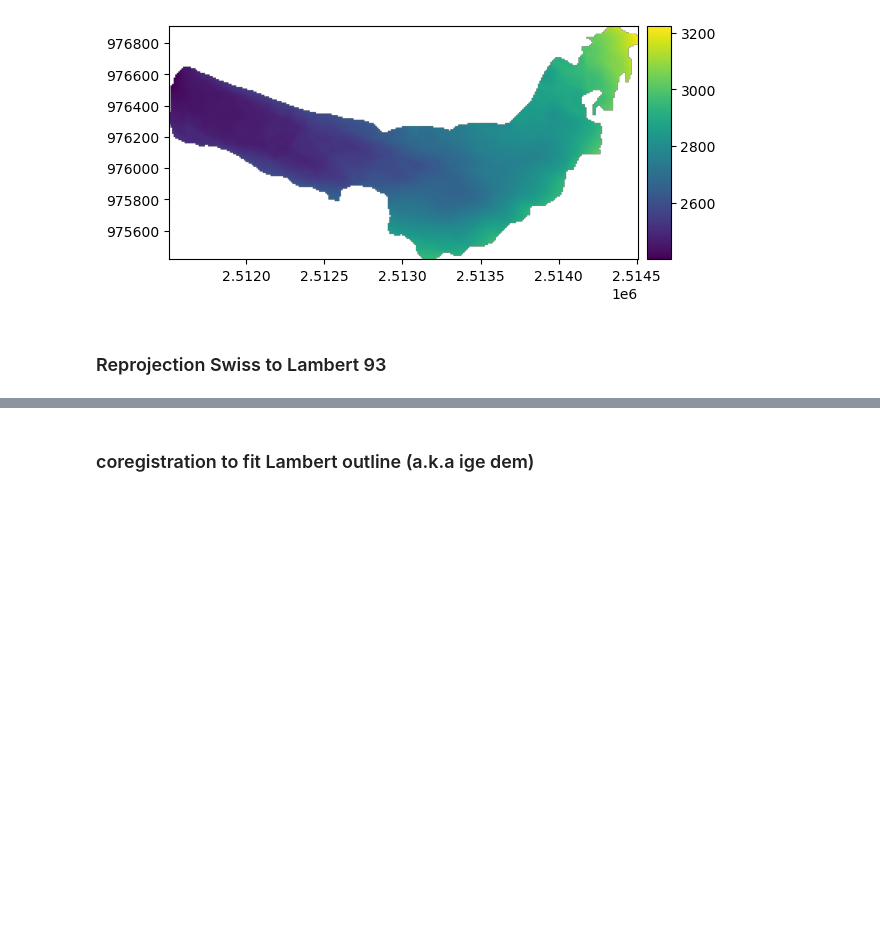
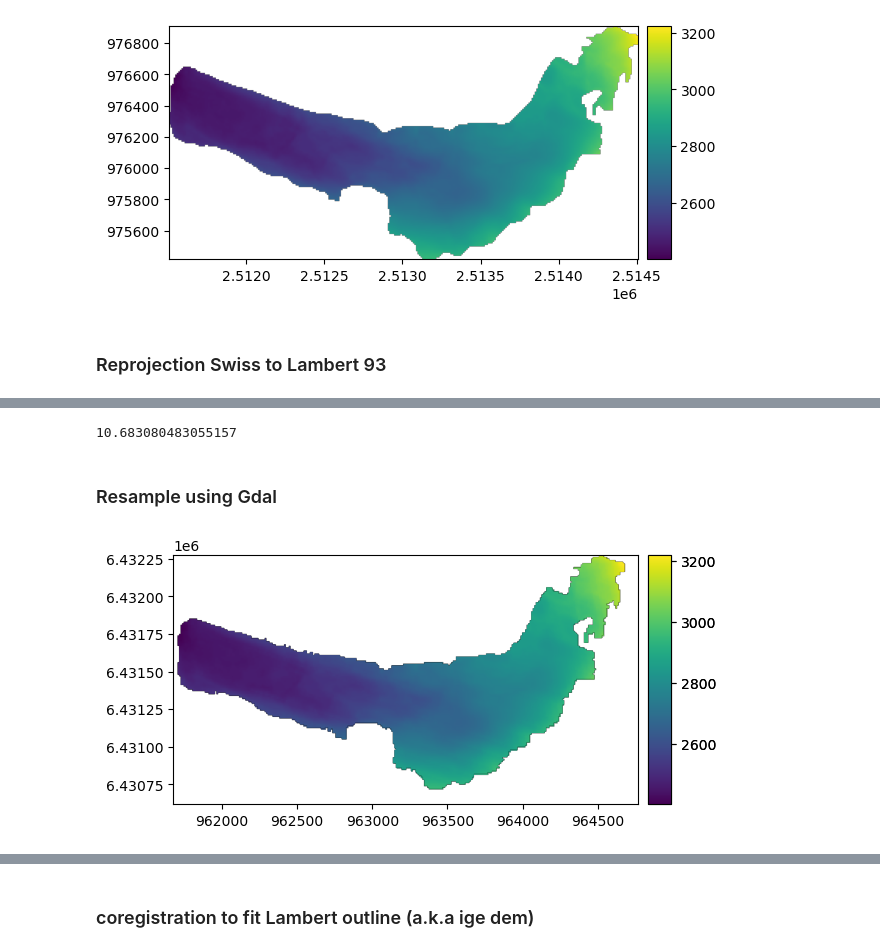
Before and after one commit to christopheogier/bonne_pierre_hydraulic_barriers, a Jupyter notebook: notebooks/DEM_handling.ipynb, the cells around one changed output, grey strips where cells are left out. Cells and saved outputs as stored; diff of their text form; code cells hidden in the pictures; blank space fills up the shorter version.

```diff
--- a/notebooks/DEM_handling.ipynb
+++ b/notebooks/DEM_handling.ipynb
@@ -38,0 +57,6 @@ bed.plot()
+# %%
+bed_ige.res[0]
+# %% [output]
+10.683080483055157
+# %% [markdown]
+### Resample using Gdal ###
@@ -38,0 +77,6 @@ bed.plot()
+# %%
+bed_ige_corr = xdem.DEM(os.path.join(datadir_out, "Bedrock_resample_cubic.tif"))
+bed_ige.plot()
+bed_ige_corr.plot()
+# %% [output]
+[figure, added]
```
Also changed, not shown: parts of 31 cells of this notebook, 2 other files.
